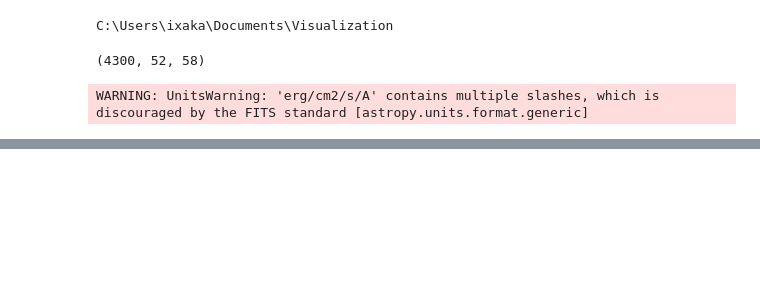
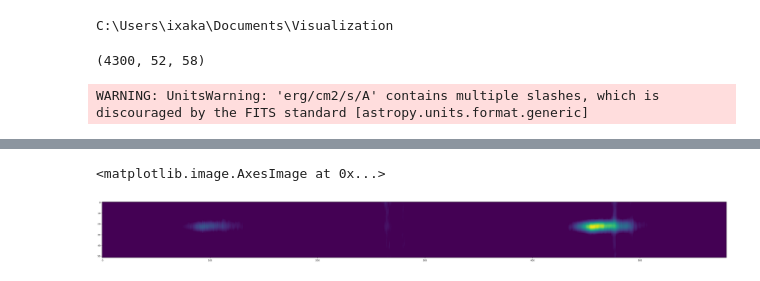
Before and after one commit to ixakalabadie/ViSL3D, a Jupyter notebook: create_3d_optical.ipynb, the cells around one changed output, grey strips where cells are left out. Cells and saved outputs as stored; diff of their text form; code cells hidden in the pictures; blank space fills up the shorter version.

```diff
--- a/create_3d_optical.ipynb
+++ b/create_3d_optical.ipynb
@@ -78,6 +51,12 @@ limz = [10, nz-11]
 limx = [0, nx-1]
 limy = [0, ny-1]
 limz = [3450, nz-111]
+# %%
+#borja HRR
+# Limits to crop the cube, no HI there. Subtract 1 to wanted number, e.g. nz-1.
+limx = [0, nx-1]
+limy = [0, ny-1]
+limz = [1520, 2100-1] #also 4300-2200
 # %%
 ralim = HI_cube.spatial_coordinate_map[1][0,:][limx][::int(np.sign(cubehead["CDELT1"]))]
 ramean = np.mean(ralim)
@@ -91,6 +70,13 @@ def transpose(array, delta):
     return np.transpose(array, (2,1,0))[::int(np.sign(dra)), ::int(np.sign(ddec)),::int(np.sign(dv))]
 # %%
 # create cropped array and transform units to mJy/beam
-HI_cube = HI_cube.unmasked_data[limz[0]:limz[1]+1,limy[0]:limy[1]+1,limx[0]:limx[1]+1].to_value() *10**16
+HI_cube = HI_cube.unmasked_data[limz[0]:limz[1]+1,limy[0]:limy[1]+1,limx[0]:limx[1]+1].to_value() *10**17 #*10**16 for MRB
 # Slice the data, transpose to (ra,dec,v) and flip axes if needed (see if step in FITS header is + or -)
 HI_cube = transpose(HI_cube, (dra,ddec,dv))
+# %%
+fig, ax = plt.subplots(figsize=(50,20))
+ax.imshow(HI_cube[29,:,:], vmin=1, vmax=14)
+#ax.set_xlim(1500,2100)
+# %% [output]
+<matplotlib.image.AxesImage at 0x...>
+[figure, added]
```
Also changed, not shown: parts of 28 cells of this notebook, 1 other file.
